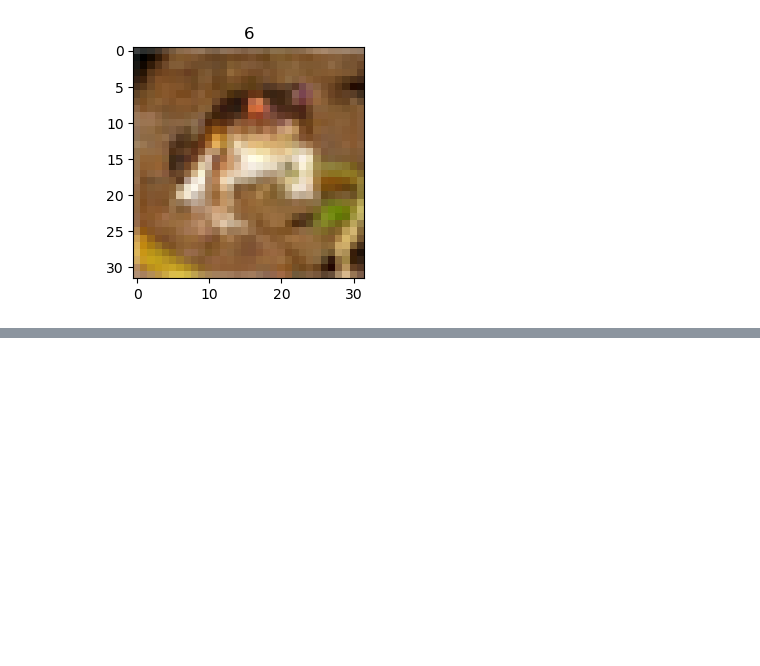
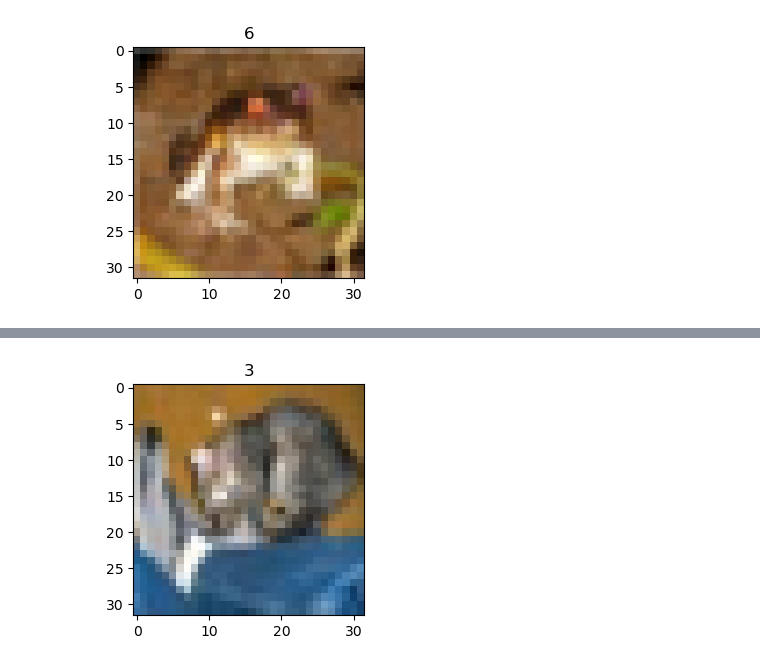
Before and after one commit to slothman3878/pytorch-vae, a Jupyter notebook: vq-vae.ipynb, the cells around one changed output, grey strips where cells are left out. Drawn from its saved outputs; the diff is of its cells as text; code cells hidden in the pictures; blank space fills up the shorter version.

```diff
--- a/vq-vae.ipynb
+++ b/vq-vae.ipynb
@@ -102,0 +206,7 @@ class Residual(nn.Module):
+# %%
+plt.figure(figsize=(3, 3))
+plt.title(f"{test_loader.dataset[0][1]}")
+plt.imshow(test_loader.dataset[0][0].permute(1, 2, 0))
+plt.show()
+# %% [output]
+[figure, added]
```
Also changed, not shown: parts of 8 cells of this notebook, 1 other file.
